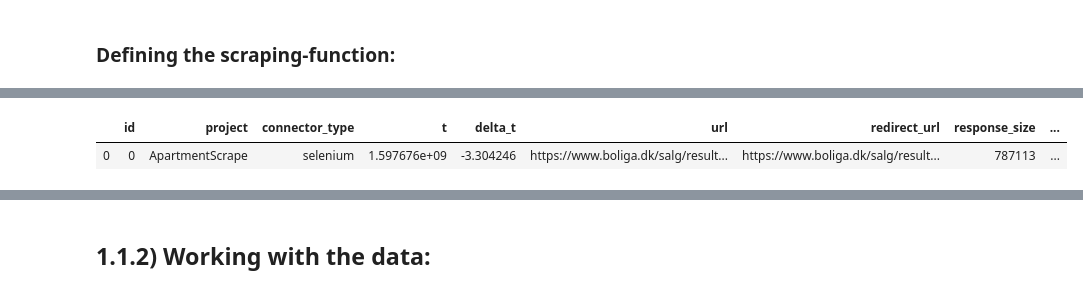
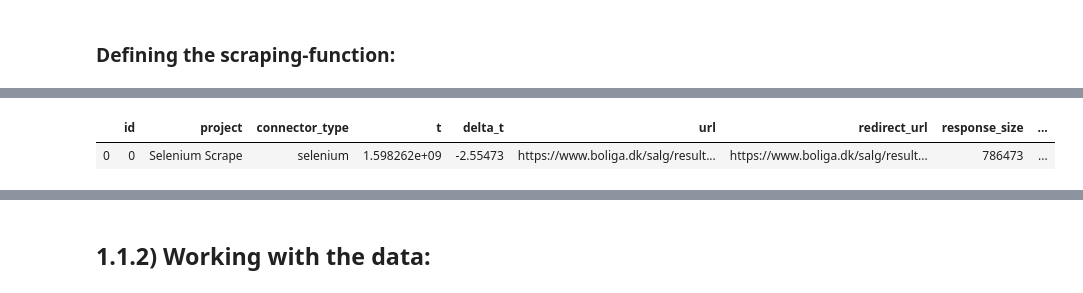
Before and after one commit to Holger-Harmsen/Harmsen_Repo, a Jupyter notebook: Metro-Study/Code/1) Data: Scraping and Cleaning.ipynb, the cells around one changed output, grey strips where cells are left out. Cells and saved outputs as stored; diff of their text form; code cells hidden in the pictures.

```diff
--- a/Metro-Study/Code/1) Data: Scraping and Cleaning.ipynb
+++ b/Metro-Study/Code/1) Data: Scraping and Cleaning.ipynb
@@ -252,9 +262,9 @@ Page 1100 finished
 # %%
-log_CPH = pd.read_csv('ApartmentScrape.csv',sep=';')
+log_CPH = pd.read_csv('/Users/holger/Documents/Python/Harmsen_Repo/Metro-Study/Logs/Selenium Scrape.csv',sep=';')
 log_CPH
 # %% [output]
 |  | id | project | connector_type | t | delta_t | url | redirect_url | response_size | ... |
-| 0 | 0 | ApartmentScrape | selenium | 1.597676e+09 | -3.304246 | https://www.boliga.dk/salg/result... | https://www.boliga.dk/salg/result... | 787113 | ... |
+| 0 | 0 | Selenium Scrape | selenium | 1.598262e+09 | -2.55473 | https://www.boliga.dk/salg/result... | https://www.boliga.dk/salg/result... | 786473 | ... |
 # %%
 df_broaderCPH.to_pickle('/Users/holger/Documents/Python/Harmsen_Repo/Metro-Study/Pickles/Scrape broaderCPH raw.pkl')
 log_CPH.to_pickle('/Users/holger/Documents/Python/Harmsen_Repo/Metro-Study/Pickles/log CPH_scrape.pkl')
```
Also changed, not shown: parts of 62 cells of this notebook, 25 other files.
